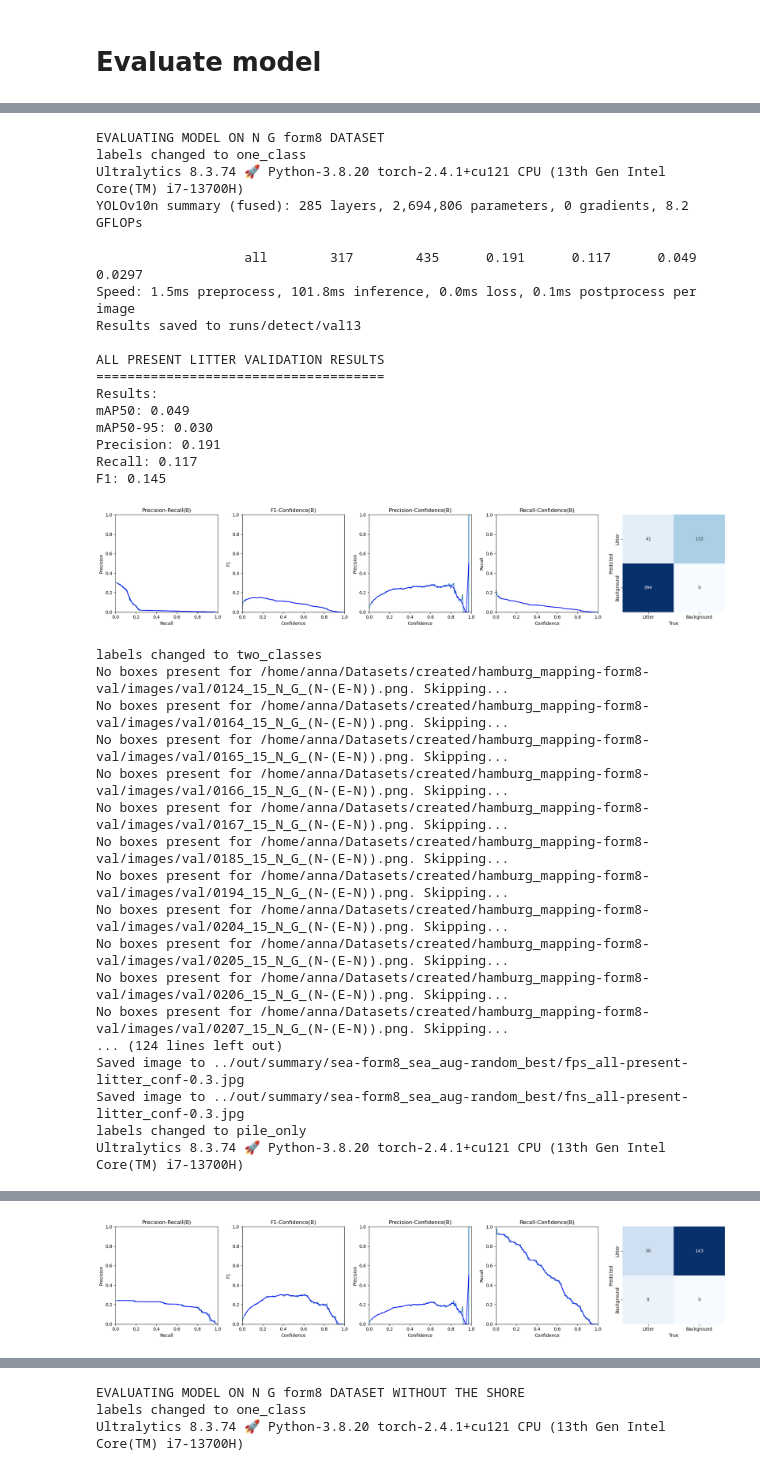
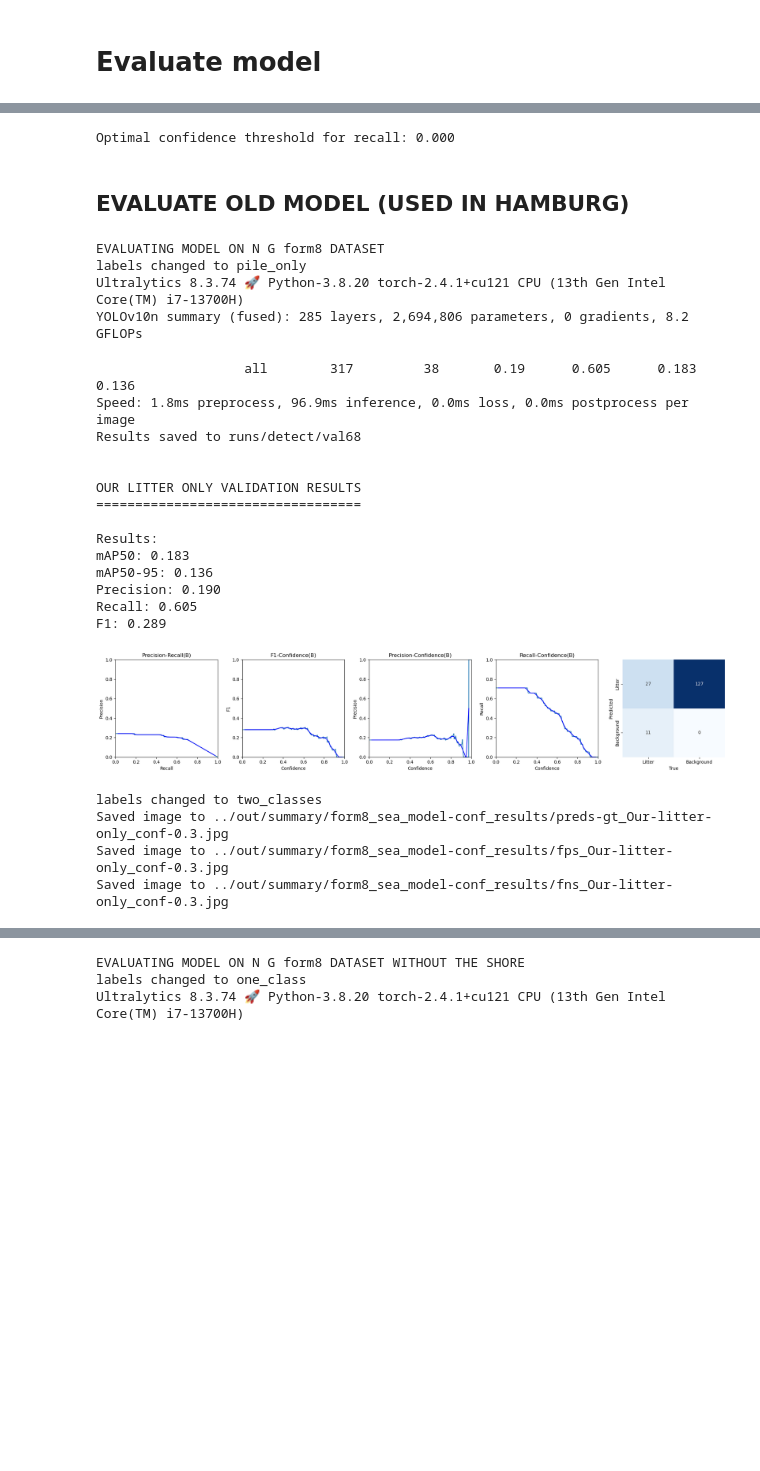
Before and after one commit to annapanfil/multispectral, a Jupyter notebook: dev/evaluate.ipynb, the cells around one changed output, grey strips where cells are left out. Cells and saved outputs as stored; diff of their text form; code cells hidden in the pictures; blank space fills up the shorter version.

Commit message:
feat: evaluate models

```diff
--- a/dev/evaluate.ipynb
+++ b/dev/evaluate.ipynb
@@ -95,11 +110,11 @@ def show_annotations(dataset_path, config_name, output_dir, filename, all_channe
 
         print(f"Saved annotations for {split} to {output_dir}/{filename}_annots-{split}.jpg")
 # %%
-ds_names = ["mandrac0",  "mandrac1", "mandrac2", "mandrac3", "hamburg_mapping","hamburg_pile", "mandrac_no_litter", "hamburg_no_litter"]
+ds_names = ["mandrac0",  "mandrac1", "mandrac2", "mandrac3", "hamburg_mapping", "hamburg_pile", "mandrac_no_litter", "hamburg_no_litter"]
 dataset_paths = [f"{DATASET_BASE_PATH}/annotated/{ds}" for ds in ds_names]
 
 for dataset_path, name in zip(dataset_paths, ds_names):
-    show_annotations(dataset_path, "data_config.yaml", OUT_PATH, f"{name}")
+    show_annotations(dataset_path, "data_config.yaml", f"{OUT_PATH}/annots", f"{name}")
 # %% [output]
 Saved annotations for train to ../out/summary/mandrac0.jpg
 No images found in /home/anna/Datasets//annotated/mandrac0/images/val
@@ -127,3 +136,6 @@ Saved annotations for test to ../out/summary/aug_test_annots-test.jpg
 # %%
-show_annotations(f"{DATASET_BASE_PATH}/created/mandrac-hamburg_form8_random-sub/" , "mandrac-hamburg_form8_random-sub.yaml", OUT_PATH, "mandrac-hamburg_form8_random-sub", all_channels=True)
+for dataset in DATASETS:
+    print(dataset['name'])
+    change_labels(dataset["dataset_path"], TWO_CLASS_DIR)
+    show_annotations(dataset["dataset_path"], dataset["config_name"], f"{OUT_PATH}/annots", dataset["name"].replace(' ', '-'), all_channels=True)
 # %% [output]
@@ -133,8 +152,3 @@ Saved annotations for test to ../out/summary/mandrac-hamburg_form8_random-sub_an
-# %%
-dataset = DATASET
-
-change_labels(dataset["dataset_path"], TWO_CLASS_DIR)
-show_annotations(dataset["dataset_path"], dataset["config_name"], dataset['output_dir'], {dataset["dataset_path"].split('/')[-1]})
 # %% [markdown]
 # Evaluate model
 # %%
@@ -165,38 +257,43 @@ model = YOLO(MODEL_PATH)
+# %%
+# Get optimal confidence threshold for class 0 (assuming "Litter" is class 0)
+f1_scores = val_results.box.f1  # F1-scores at various thresholds
+conf_thresholds = val_results.curves_results[1][0]  # Confidence thresholds from F1-C curve
+
+# Find threshold that maximizes F1 for class 0
+optimal_idx = np.argmax(f1_scores[0])
+optimal_threshold = conf_thresholds[optimal_idx]
+
+print(f"Optimal confidence threshold for recall: {optimal_threshold:.3f}")
+# %% [output]
+Optimal confidence threshold for recall: 0.000
+# %% [markdown]
+## EVALUATE OLD MODEL (USED IN HAMBURG)
+# %%
+model_name = "form8_sea"
 # %%
 print("EVALUATING MODEL ON N G form8 DATASET")
-evaluate_model(model, DATASET, ["all present litter", "only our litter", "only present litter"])
+evaluate_model(model_name, DATASET_FORM8, ["all present litter", "only our litter", "only present litter"], postfix="-conf", our_litter_only=True)
 # %% [output]
 EVALUATING MODEL ON N G form8 DATASET
-labels changed to one_class
+labels changed to pile_only
 Ultralytics 8.3.74 🚀 Python-3.8.20 torch-2.4.1+cu121 CPU (13th Gen Intel Core(TM) i7-13700H)
 YOLOv10n summary (fused): 285 layers, 2,694,806 parameters, 0 gradients, 8.2 GFLOPs
-                   all        317        435      0.191      0.117      0.049     0.0297
-Speed: 1.5ms preprocess, 101.8ms inference, 0.0ms loss, 0.1ms postprocess per image
-Results saved to runs/detect/val13
+                   all        317         38       0.19      0.605      0.183      0.136
+Speed: 1.8ms preprocess, 96.9ms inference, 0.0ms loss, 0.0ms postprocess per image
+Results saved to runs/detect/val68
 
-ALL PRESENT LITTER VALIDATION RESULTS
-=====================================
+
+OUR LITTER ONLY VALIDATION RESULTS
+==================================
+
 Results:
-mAP50: 0.049
-mAP50-95: 0.030
-Precision: 0.191
-Recall: 0.117
-F1: 0.145
+mAP50: 0.183
+mAP50-95: 0.136
+Precision: 0.190
+Recall: 0.605
+F1: 0.289
-[figure, old version]
+[figure, new version]
 labels changed to two_classes
-No boxes present for /home/anna/Datasets/created/hamburg_mapping-form8-val/images/val/0124_15_N_G_(N-(E-N)).png. Skipping...
-No boxes present for /home/anna/Datasets/created/hamburg_mapping-form8-val/images/val/0164_15_N_G_(N-(E-N)).png. Skipping...
-No boxes present for /home/anna/Datasets/created/hamburg_mapping-form8-val/images/val/0165_15_N_G_(N-(E-N)).png. Skipping...
-No boxes present for /home/anna/Datasets/created/hamburg_mapping-form8-val/images/val/0166_15_N_G_(N-(E-N)).png. Skipping...
-No boxes present for /home/anna/Datasets/created/hamburg_mapping-form8-val/images/val/0167_15_N_G_(N-(E-N)).png. Skipping...
-No boxes present for /home/anna/Datasets/created/hamburg_mapping-form8-val/images/val/0185_15_N_G_(N-(E-N)).png. Skipping...
-No boxes present for /home/anna/Datasets/created/hamburg_mapping-form8-val/images/val/0194_15_N_G_(N-(E-N)).png. Skipping...
-No boxes present for /home/anna/Datasets/created/hamburg_mapping-form8-val/images/val/0204_15_N_G_(N-(E-N)).png. Skipping...
-No boxes present for /home/anna/Datasets/created/hamburg_mapping-form8-val/images/val/0205_15_N_G_(N-(E-N)).png. Skipping...
-No boxes present for /home/anna/Datasets/created/hamburg_mapping-form8-val/images/val/0206_15_N_G_(N-(E-N)).png. Skipping...
-No boxes present for /home/anna/Datasets/created/hamburg_mapping-form8-val/images/val/0207_15_N_G_(N-(E-N)).png. Skipping...
-... (124 lines left out)
-Saved image to ../out/summary/sea-form8_sea_aug-random_best/fps_all-present-litter_conf-0.3.jpg
-Saved image to ../out/summary/sea-form8_sea_aug-random_best/fns_all-present-litter_conf-0.3.jpg
-labels changed to pile_only
-Ultralytics 8.3.74 🚀 Python-3.8.20 torch-2.4.1+cu121 CPU (13th Gen Intel Core(TM) i7-13700H)
+Saved image to ../out/summary/form8_sea_model-conf_results/preds-gt_Our-litter-only_conf-0.3.jpg
+Saved image to ../out/summary/form8_sea_model-conf_results/fps_Our-litter-only_conf-0.3.jpg
+Saved image to ../out/summary/form8_sea_model-conf_results/fns_Our-litter-only_conf-0.3.jpg
@@ -215 +299,0 @@ F1: 0.289
-[figure, removed]
```
Also changed, not shown: parts of 19 cells of this notebook, 7 other files.
